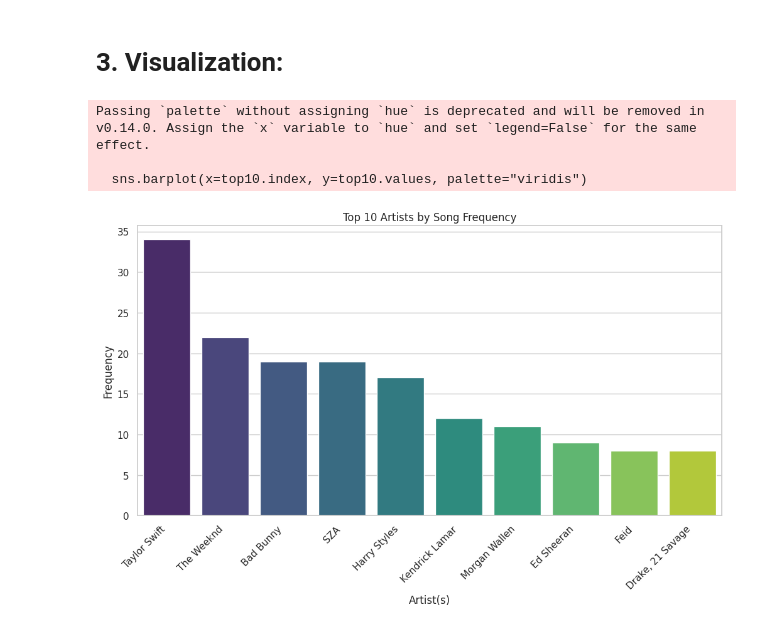
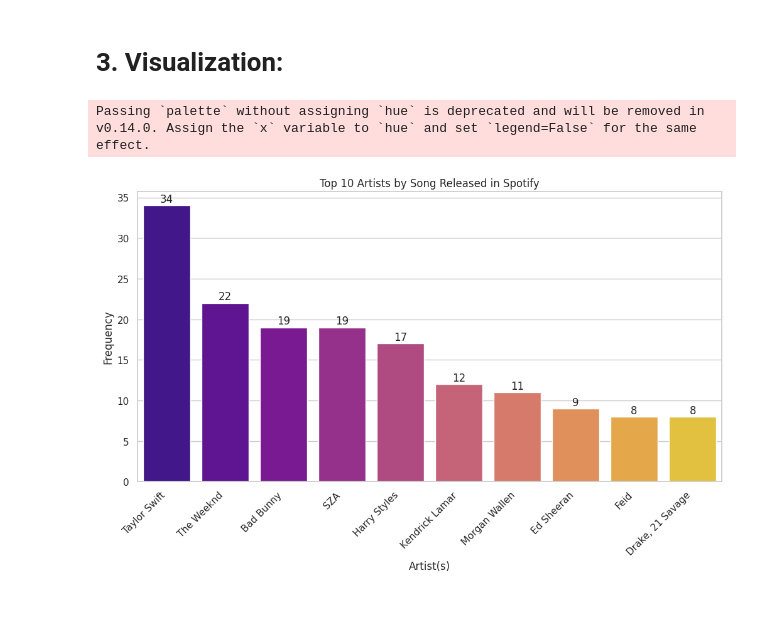
Before and after one commit to hasanahaffendy/STQD6014---Data-Science, a Jupyter notebook: Project2.ipynb, the cells around one changed output. Saved outputs shown, nothing was run; the diff lists cells and outputs as text; code cells hidden in the pictures.

```diff
--- a/Project2.ipynb
+++ b/Project2.ipynb
@@ -162,28 +163,28 @@ Name: released_year, dtype: int64
 # %% [markdown]
 <h1><strong>3. Visualization:</strong></h1>
 # %%
-import matplotlib.pyplot as plt
-import seaborn as sns
-
 # Set plot style
 sns.set(style="whitegrid")
 
 # Calculate artist(s) frequency
 artist_frequency = df_cleaned['artist(s)_name'].value_counts()
 
 # Select the top 10 artists
 top10 = artist_frequency.head(10)
 
-# Bar plot of top 10 artist(s) frequency
+# Bar plot of top 10 artist(s) frequency with labels
 plt.figure(figsize=(12, 6))
-sns.barplot(x=top10.index, y=top10.values, palette="viridis")
-plt.title('Top 10 Artists by Song Frequency')
+ax = sns.barplot(x=top10.index, y=top10.values, palette="plasma")
+plt.title('Top 10 Artists by Song Released in Spotify')
 plt.xlabel('Artist(s)')
 plt.ylabel('Frequency')
 plt.xticks(rotation=45, ha='right')
-plt.show();
+
+# Add labels to the bars
+for i, value in enumerate(top10.values):
+    ax.text(i, value + 0.1, str(value), ha='center', va='bottom')
+
+plt.show()
 # %% [output]
 Passing `palette` without assigning `hue` is deprecated and will be removed in v0.14.0. Assign the `x` variable to `hue` and set `legend=False` for the same effect.
-
-  sns.barplot(x=top10.index, y=top10.values, palette="viridis")
-[figure, old version]
+[figure, new version]
```
Also changed, not shown: parts of 12 cells of this notebook.
